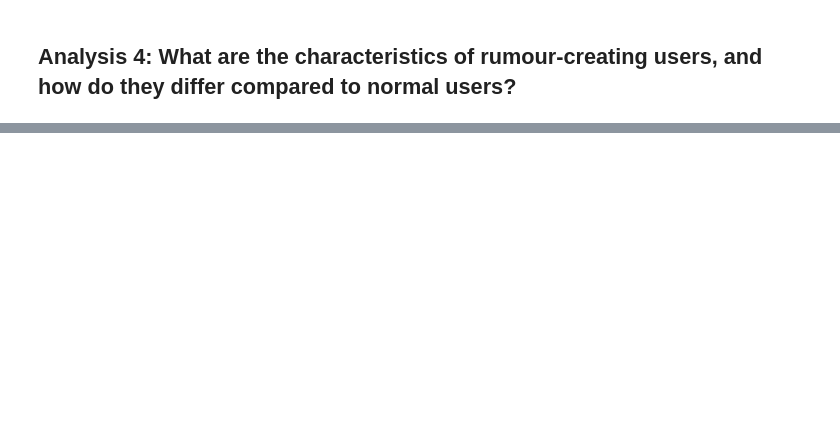
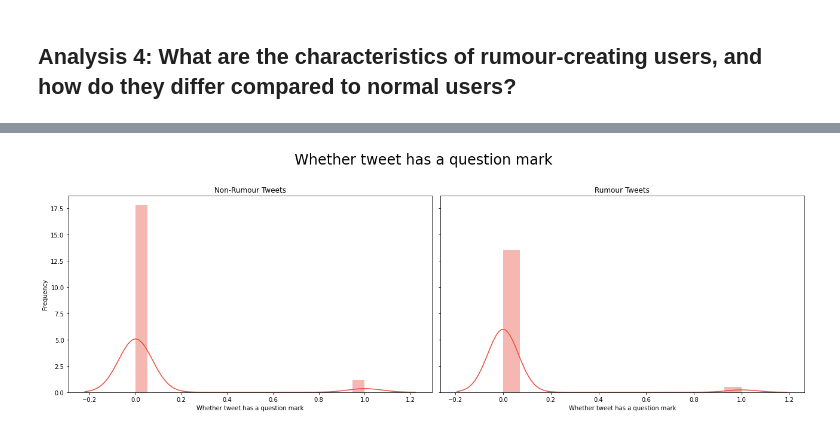
Before and after one commit to Bachfischer/COMP90042-Rumour-Detection-on-Twitter, a Jupyter notebook: src/02_rumour_analysis.ipynb, the cells around one changed output, grey strips where cells are left out. Cells and saved outputs as stored; diff of their text form; code cells hidden in the pictures; blank space fills up the shorter version.

```diff
--- a/src/02_rumour_analysis.ipynb
+++ b/src/02_rumour_analysis.ipynb
@@ -526,0 +665,6 @@ set(counter['non_rumour'].most_common(n = 30))
+# %%
+plot_characteristics_in_histogram(covid_df[covid_df['label'] == 0]['question_mark'],
+                           covid_df[covid_df['label'] == 1]['question_mark'],
+                                 title = "Whether tweet has a question mark")
+# %% [output]
+[figure, added]
```
Also changed, not shown: parts of 39 cells of this notebook, 1 other file.
